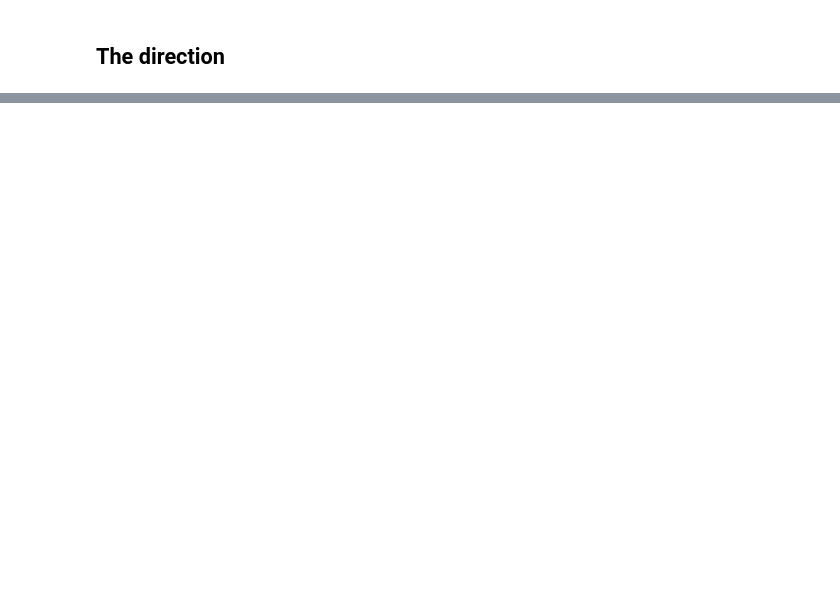
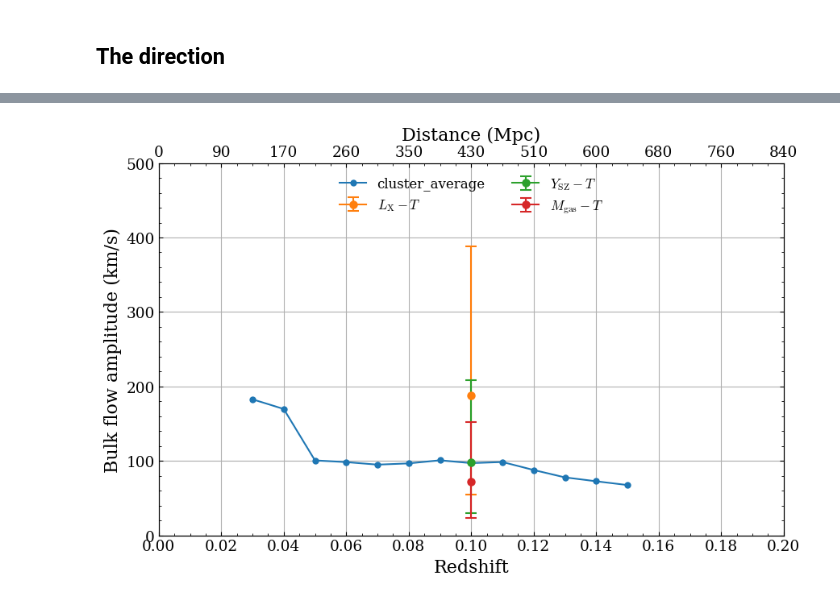
Before and after one commit to YujieH3/anisotropy-flamingo, a Jupyter notebook: notebooks/28true_bulk_flow_map.ipynb, the cells around one changed output, grey strips where cells are left out. Cells and saved outputs as stored; diff of their text form; code cells hidden in the pictures; blank space fills up the shorter version.

```diff
--- a/notebooks/28true_bulk_flow_map.ipynb
+++ b/notebooks/28true_bulk_flow_map.ipynb
@@ -677,0 +747,67 @@ z<0.15, 303 haloes, max dipole flow: 103.10314977244697 km/s at (-152.0, -18.0)
+# %%
+import matplotlib.pyplot as plt
+import numpy as np
+from astropy.cosmology import FlatLambdaCDM
+cosmo = FlatLambdaCDM(H0=68.1, Om0=0.306)
+fig, ax = plt.subplots(figsize=(10, 6))
+
+# Lightcone number
+i = 0
+
+# Calculate and plot the bulk flow for the first lightcone
+data = pd.read_csv(f'../data/samples_in_lightcone{i}_with_trees_duplicate_excision.csv')
+for method in ['cluster_average']:
+    zmaxs, ubfs, vlons, vlats = true_bulk_flow_z(data, method) # ubf_z returns a list
+    zmaxs = np.array(zmaxs)
+
+    ax.plot(zmaxs, ubfs, marker='o', label=f'{method}')
+
+
+
+# Plot the modeled bulk flow
+#LX-T
+label = '$L_\\mathrm{{X}}-T$'
+zmaxs = [0.08, 0.10]
+ubfs  = [234, 200]
+ax.errorbar(zmaxs, ubfs, yerr=[[163,140],
+                               [251,228]],
+            marker='o', label=f'{label}', capsize=5, elinewidth=1.5, markeredgewidth=1.5)
+
+
+#YSZ-T
+label = '$Y_\\mathrm{{SZ}}-T$'
+zmaxs = [0.1]
+ubfs = [98.5]
+ax.errorbar(zmaxs, ubfs, yerr=[[69],[110]], marker='o', label=f'{label}', capsize=5, elinewidth=1.5, markeredgewidth=1.5)
+
+
+# Mgas-T
+label = '$M_\\mathrm{{gas}}-T$'
+zmaxs = [0.1]
+ubfs = [71.9]
+ax.errorbar(zmaxs, ubfs, yerr=[[49],[80]], marker='o', label=f'{label}', capsize=5, elinewidth=1.5, markeredgewidth=1.5)
+
+
+# Set up the plot
+ax.set_xlabel('Redshift')
+ax.set_ylabel('Bulk flow amplitude (km/s)')
+ax.set_xticks(np.linspace(0, 0.2, 11))
+
+# set a double x label for redshift
+ax2 = ax.twiny()
+ax2.set_xlim(0, 0.2)
+ax2.set_xticks(np.linspace(0, 0.2, 11))                    # this line maps the x values to the new x axis
+Dco = cosmo.comoving_distance(np.linspace(0,0.2,11)).value # this line sets the tick labels for the new x axis
+xtickslabels = np.round(Dco, -1)
+xtickslabels = np.array(xtickslabels, dtype=int)
+ax2.set_xticklabels(xtickslabels) # this line sets the tick labels for the new x axis
+ax2.set_xlabel('Distance (Mpc)')
+
+ax.grid(True)
+ax.set_xlim(0, 0.2)
+ax.set_ylim(0, 500)
+
+# legend on the bottom ouside of the plot
+ax.legend(loc='upper center', shadow=True, ncol=2)
+plt.show()
+# %% [output]
@@ -677,0 +827 @@ z<0.15, 303 haloes, max dipole flow: 103.10314977244697 km/s at (-152.0, -18.0)
+[figure, added]
```
Also changed, not shown: parts of 10 cells of this notebook, 6 other files.
